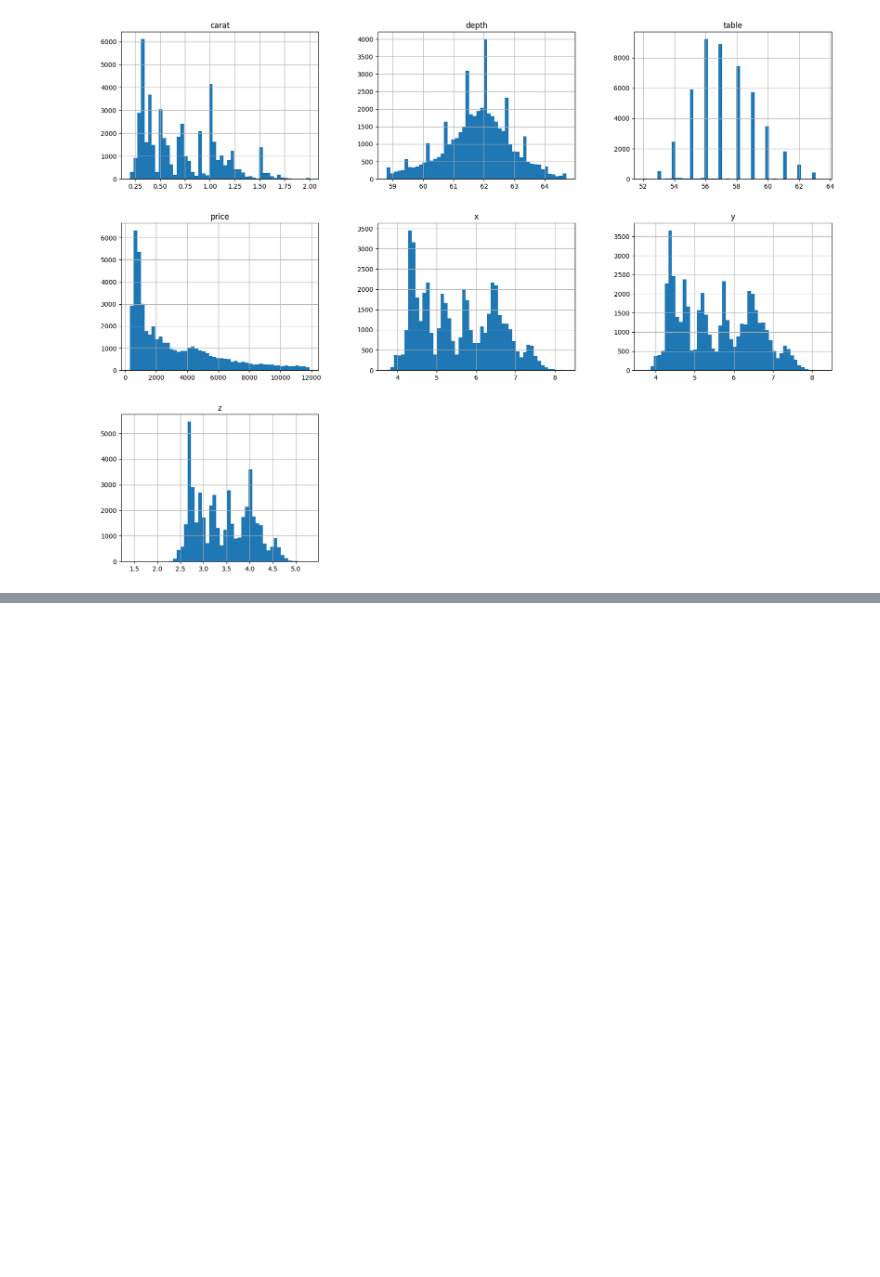
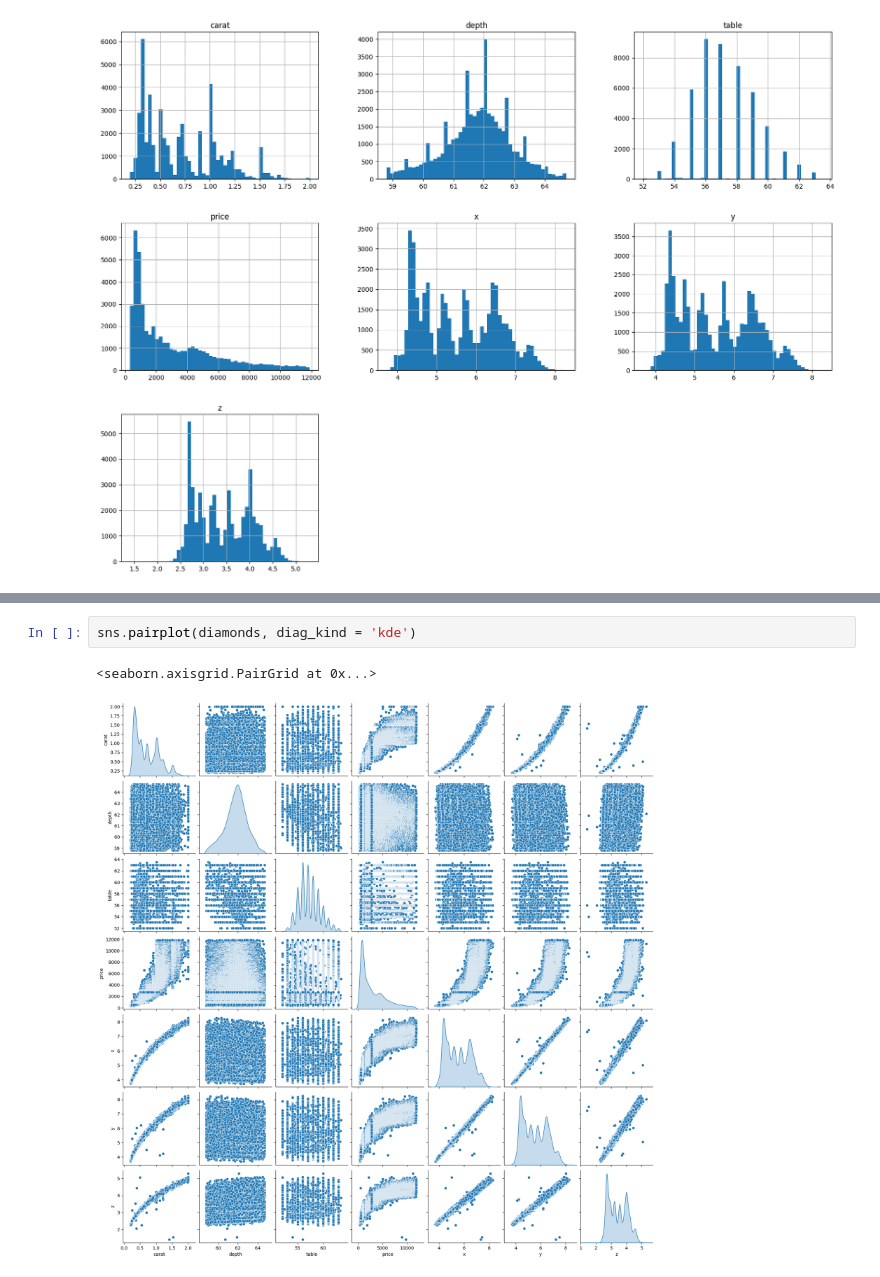
Before and after one commit to abdullohumar/predictive_analytic, a Jupyter notebook: predictive_analytics.ipynb, the cells around one changed output, grey strips where cells are left out. Cells and saved outputs as stored; diff of their text form; blank space fills up the shorter version.

```diff
--- a/predictive_analytics.ipynb
+++ b/predictive_analytics.ipynb
@@ -211,0 +234,5 @@ plt.show()
+# %%
+sns.pairplot(diamonds, diag_kind = 'kde')
+# %% [output]
+<seaborn.axisgrid.PairGrid at 0x...>
+[figure, added]
```
Also changed, not shown: parts of 3 cells of this notebook.
